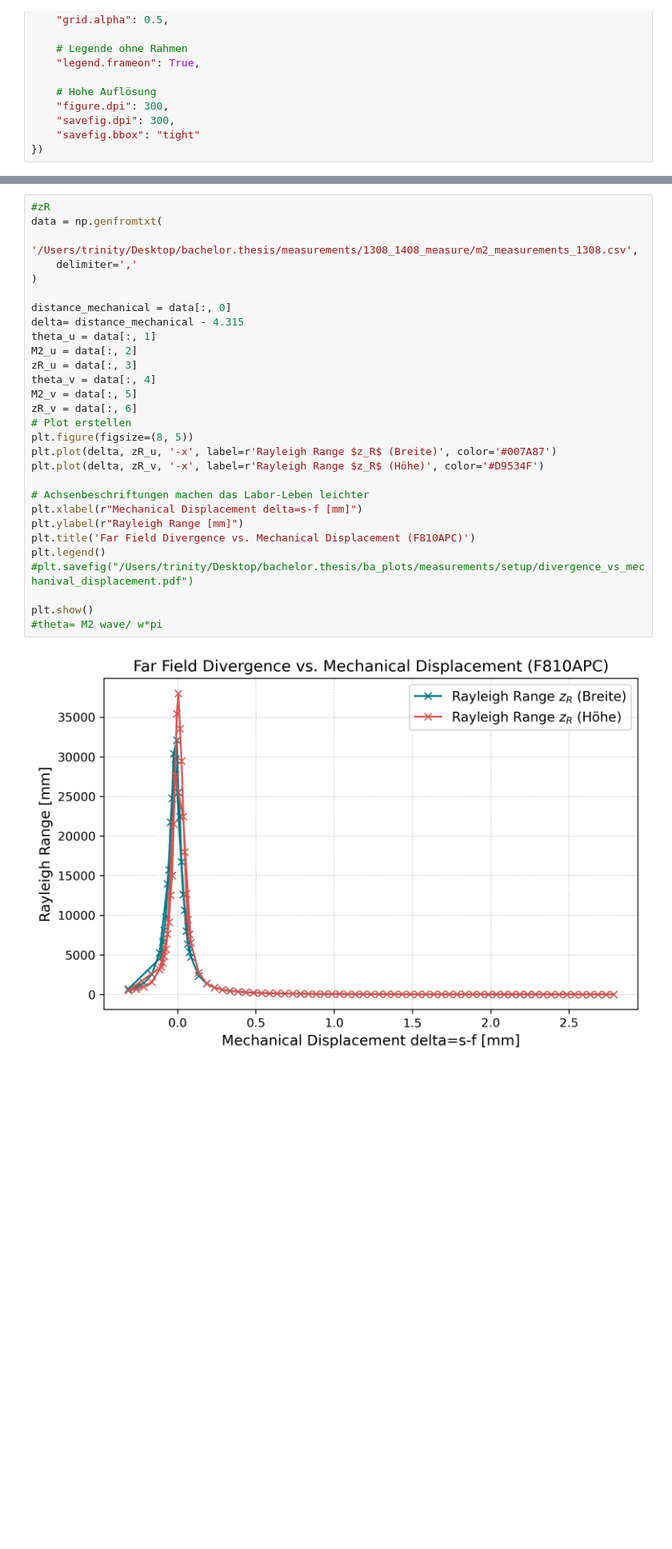
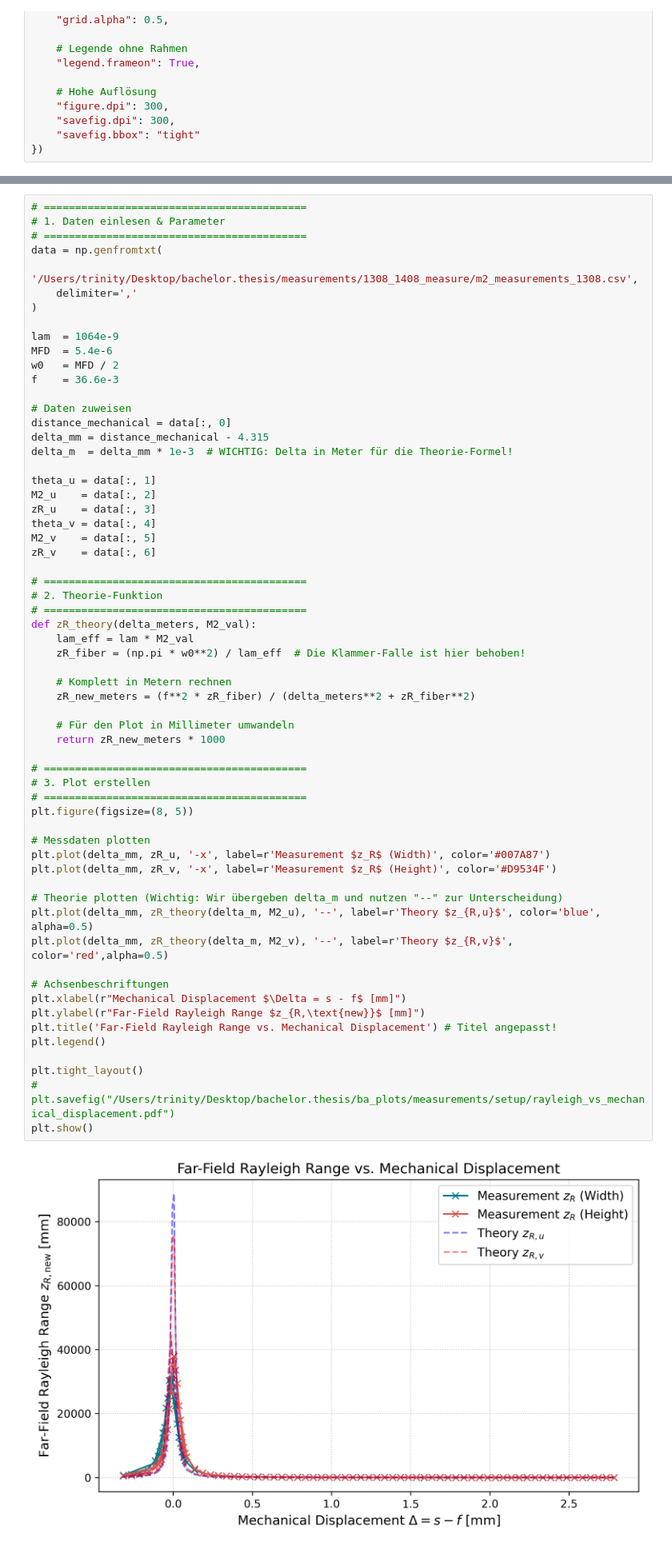
Before and after one commit to CodeTurtleT/lasercom-divergence-control, a Jupyter notebook: m2_1308.ipynb, the cells around one changed output, grey strips where cells are left out. Shown at 80% size. Saved outputs shown, nothing was run; the diff lists cells and outputs as text; blank space fills up the shorter version.

```diff
--- a/m2_1308.ipynb
+++ b/m2_1308.ipynb
@@ -155,33 +159,65 @@ plt.show()
 # %% [output]
 [figure]
 # %%
-#zR
+# ==========================================
+# 1. Daten einlesen & Parameter
+# ==========================================
 data = np.genfromtxt(
     '/Users/trinity/Desktop/bachelor.thesis/measurements/1308_1408_measure/m2_measurements_1308.csv',
     delimiter=','
 )
 
+lam  = 1064e-9
+MFD  = 5.4e-6
+w0   = MFD / 2
+f    = 36.6e-3
+
+# Daten zuweisen
 distance_mechanical = data[:, 0]
-delta= distance_mechanical - 4.315
+delta_mm = distance_mechanical - 4.315
+delta_m  = delta_mm * 1e-3  # WICHTIG: Delta in Meter für die Theorie-Formel!
+
 theta_u = data[:, 1]
-M2_u = data[:, 2]
-zR_u = data[:, 3]
+M2_u    = data[:, 2]
+zR_u    = data[:, 3]
 theta_v = data[:, 4]
-M2_v = data[:, 5]
-zR_v = data[:, 6]
-# Plot erstellen
+M2_v    = data[:, 5]
+zR_v    = data[:, 6]
+
+# ==========================================
+# 2. Theorie-Funktion
+# ==========================================
+def zR_theory(delta_meters, M2_val):
+    lam_eff = lam * M2_val
+    zR_fiber = (np.pi * w0**2) / lam_eff  # Die Klammer-Falle ist hier behoben!
+
+    # Komplett in Metern rechnen
+    zR_new_meters = (f**2 * zR_fiber) / (delta_meters**2 + zR_fiber**2)
+
+    # Für den Plot in Millimeter umwandeln
+    return zR_new_meters * 1000
+
+# ==========================================
+# 3. Plot erstellen
+# ==========================================
 plt.figure(figsize=(8, 5))
-plt.plot(delta, zR_u, '-x', label=r'Rayleigh Range $z_R$ (Breite)', color='#007A87')
-plt.plot(delta, zR_v, '-x', label=r'Rayleigh Range $z_R$ (Höhe)', color='#D9534F')
 
-# Achsenbeschriftungen machen das Labor-Leben leichter
-plt.xlabel(r"Mechanical Displacement delta=s-f [mm]")
-plt.ylabel(r"Rayleigh Range [mm]")
-plt.title('Far Field Divergence vs. Mechanical Displacement (F810APC)')
+# Messdaten plotten
+plt.plot(delta_mm, zR_u, '-x', label=r'Measurement $z_R$ (Width)', color='#007A87')
+plt.plot(delta_mm, zR_v, '-x', label=r'Measurement $z_R$ (Height)', color='#D9534F')
+
+# Theorie plotten (Wichtig: Wir übergeben delta_m und nutzen "--" zur Unterscheidung)
+plt.plot(delta_mm, zR_theory(delta_m, M2_u), '--', label=r'Theory $z_{R,u}$', color='blue', alpha=0.5)
+plt.plot(delta_mm, zR_theory(delta_m, M2_v), '--', label=r'Theory $z_{R,v}$', color='red',alpha=0.5)
+
+# Achsenbeschriftungen
+plt.xlabel(r"Mechanical Displacement $\Delta = s - f$ [mm]")
+plt.ylabel(r"Far-Field Rayleigh Range $z_{R,\text{new}}$ [mm]")
+plt.title('Far-Field Rayleigh Range vs. Mechanical Displacement') # Titel angepasst!
 plt.legend()
-#plt.savefig("/Users/trinity/Desktop/bachelor.thesis/ba_plots/measurements/setup/divergence_vs_mechanival_displacement.pdf")
 
+plt.tight_layout()
+# plt.savefig("/Users/trinity/Desktop/bachelor.thesis/ba_plots/measurements/setup/rayleigh_vs_mechanical_displacement.pdf")
 plt.show()
-#theta= M2 wave/ w*pi
 # %% [output]
-[figure, old version]
+[figure, new version]
```
Also changed, not shown: parts of 1 cell of this notebook.
